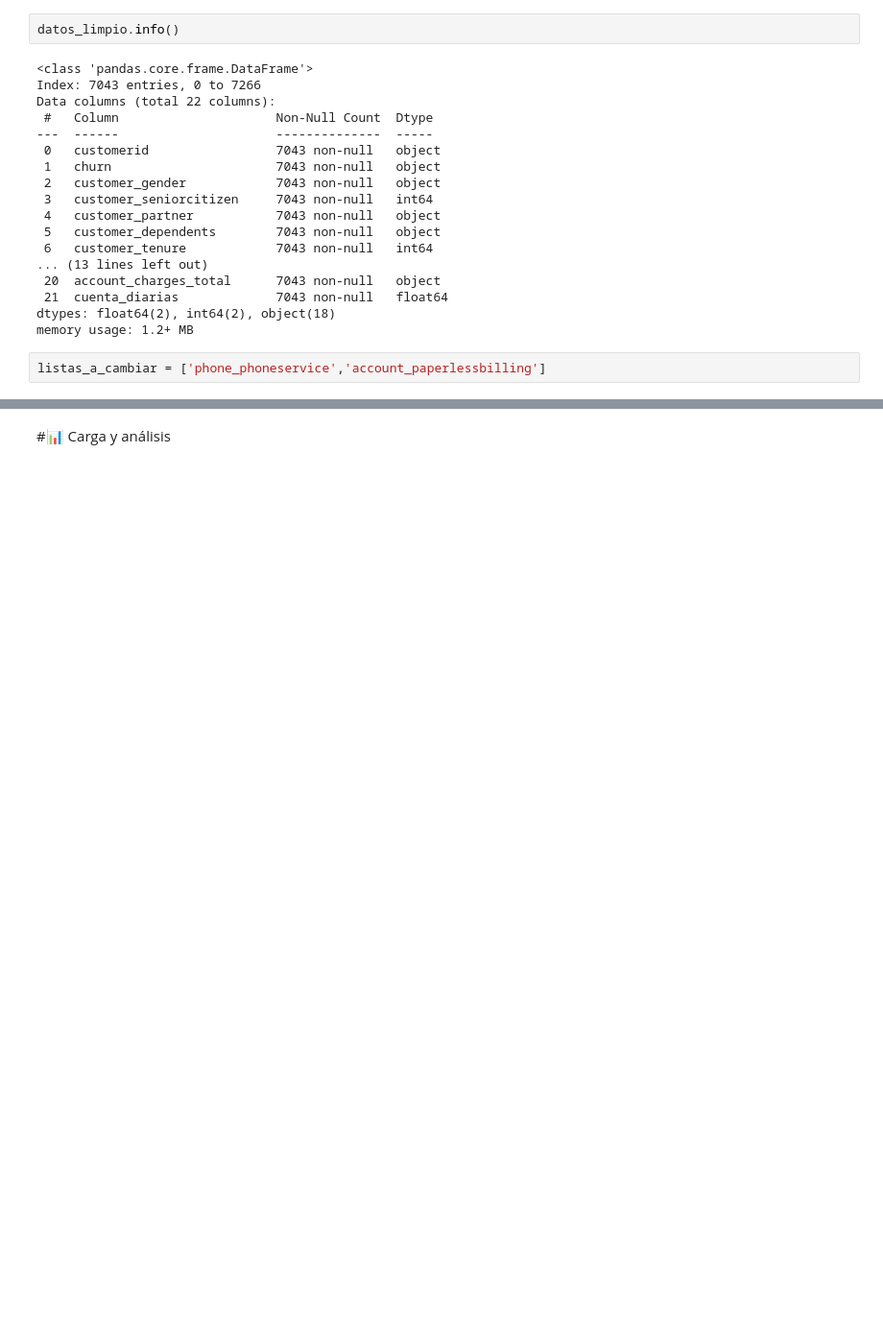
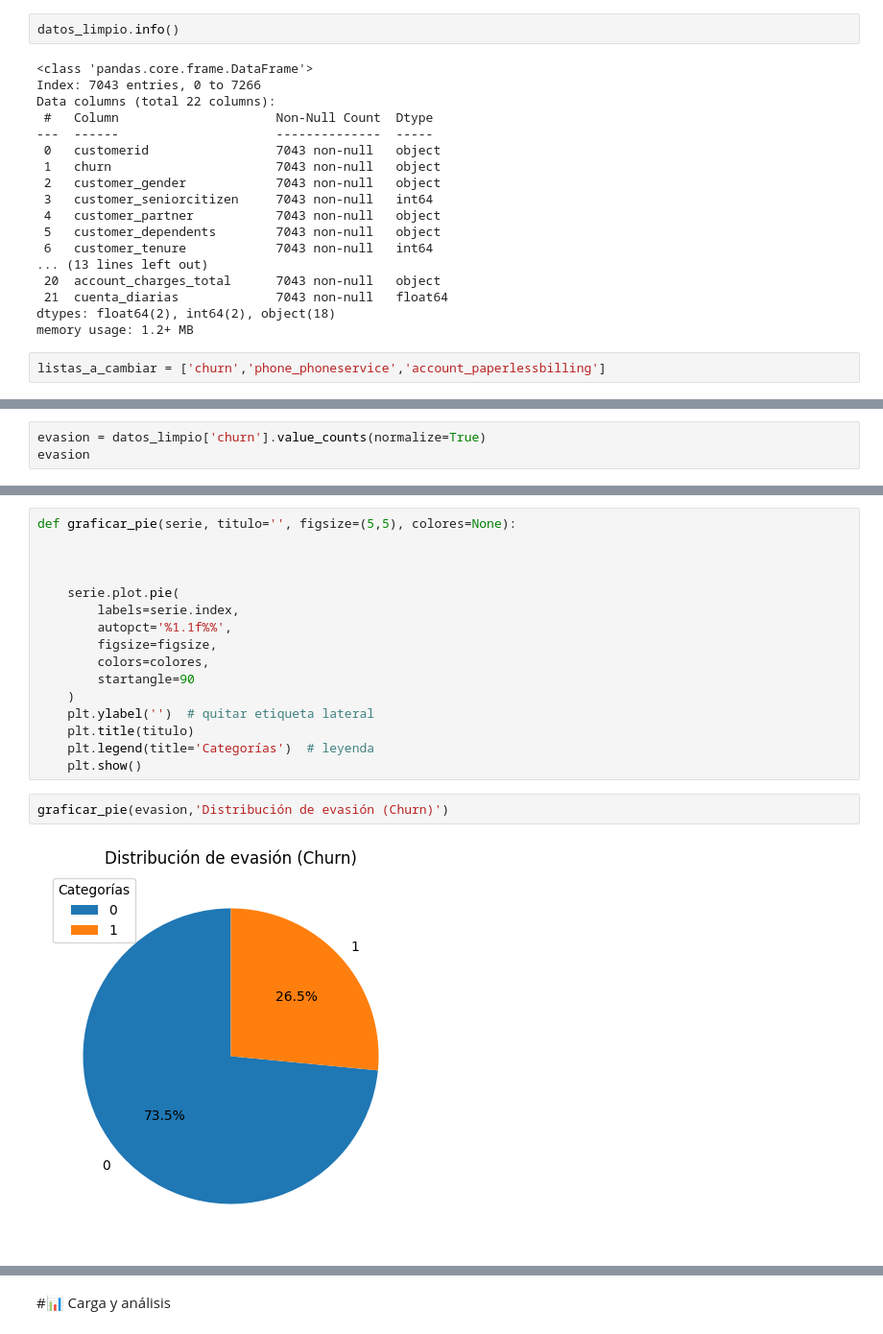
Before and after one commit to d4vid2025/challenge2-data-science-LATAM, a Jupyter notebook: TelecomX_LATAM.ipynb, the cells around one changed output, grey strips where cells are left out. Shown at 96% size. Cells and saved outputs as stored; diff of their text form; blank space fills up the shorter version.

```diff
--- a/TelecomX_LATAM.ipynb
+++ b/TelecomX_LATAM.ipynb
@@ -263,7 +263,7 @@ Data columns (total 22 columns):
 dtypes: float64(2), int64(2), object(18)
 memory usage: 1.2+ MB
 # %%
-listas_a_cambiar = ['phone_phoneservice','account_paperlessbilling']
+listas_a_cambiar = ['churn','phone_phoneservice','account_paperlessbilling']
 # %%
 datos_limpio[listas_a_cambiar] = datos_limpio[listas_a_cambiar].applymap(
     lambda x: 1 if x == "Yes" else 0 if x == "No" else x
@@ -325,0 +341,3 @@ See the caveats in the documentation: https://pandas.pydata.org/pandas-docs/stab
+# %%
+evasion = datos_limpio['churn'].value_counts(normalize=True)
+evasion
@@ -325,0 +350,20 @@ See the caveats in the documentation: https://pandas.pydata.org/pandas-docs/stab
+# %%
+def graficar_pie(serie, titulo='', figsize=(5,5), colores=None):
+
+
+
+    serie.plot.pie(
+        labels=serie.index,
+        autopct='%1.1f%%',
+        figsize=figsize,
+        colors=colores,
+        startangle=90
+    )
+    plt.ylabel('')  # quitar etiqueta lateral
+    plt.title(titulo)
+    plt.legend(title='Categorías')  # leyenda
+    plt.show()
+# %%
+graficar_pie(evasion,'Distribución de evasión (Churn)')
+# %% [output]
+[figure, added]
```
Also changed, not shown: parts of 18 cells of this notebook.
